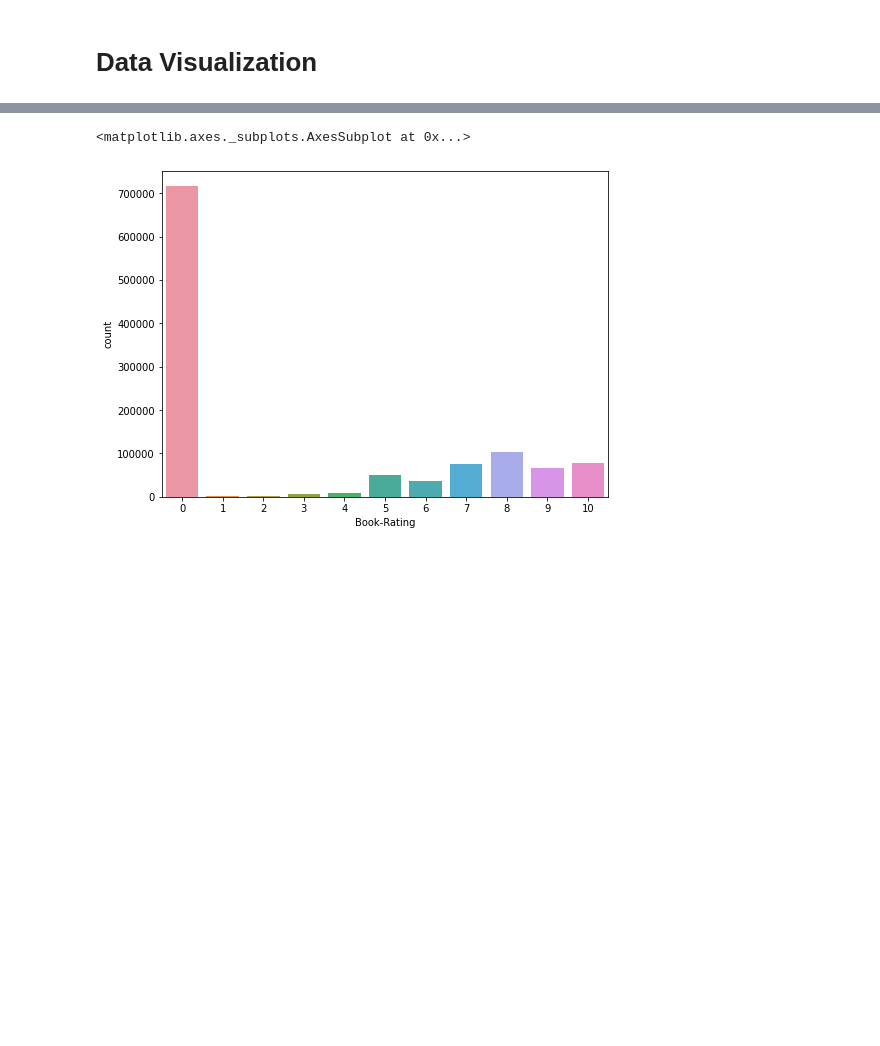
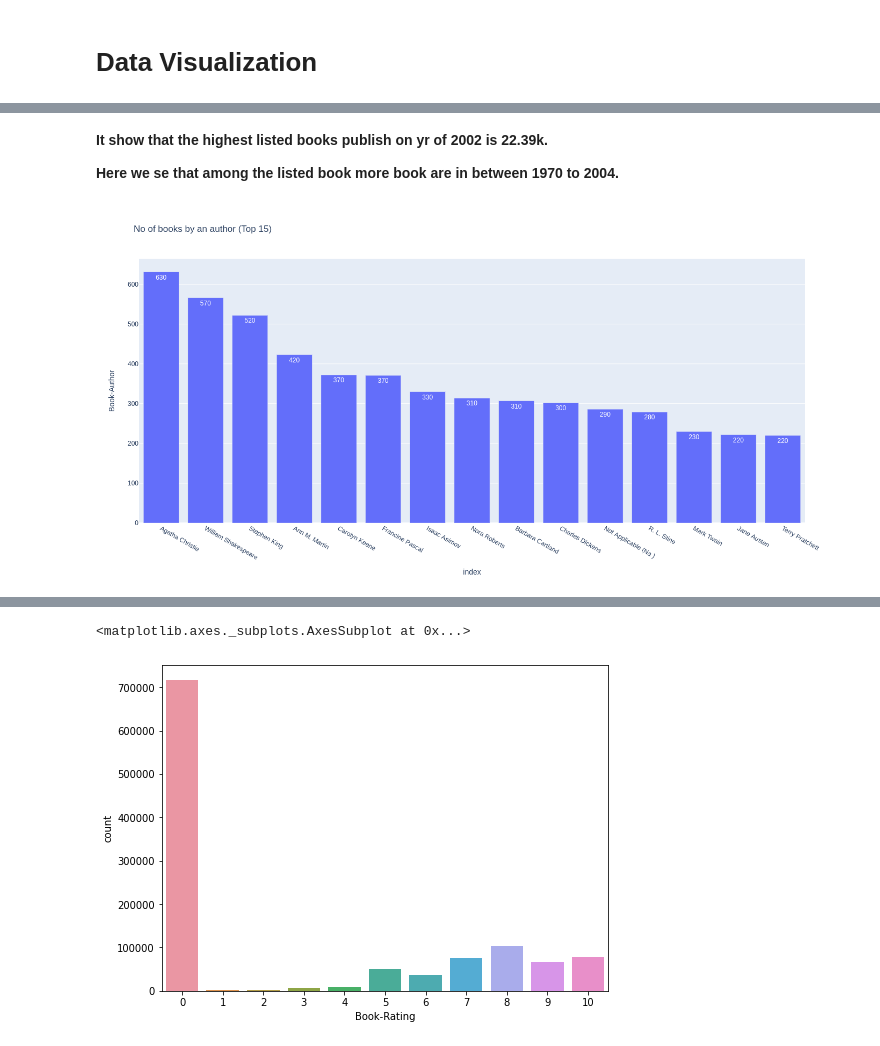
Before and after one commit to satyam-jyoti-sankar/Books_recommend_system, a Jupyter notebook: Books_recommend_system_.ipynb, the cells around one changed output, grey strips where cells are left out. Drawn from its saved outputs; the diff is of its cells as text; code cells hidden in the pictures; blank space fills up the shorter version.

```diff
--- a/Books_recommend_system_.ipynb
+++ b/Books_recommend_system_.ipynb
@@ -659,0 +675,13 @@ Text(0.5, 1.0, 'No of books published by a publisher (Top 15)')
+# %% [markdown]
+**It show that the highest listed books publish on yr of 2002 is 22.39k.**
+
+**Here we se that among the listed book more book are in between 1970 to 2004.**
+# %%
+x=pd.DataFrame(books['Book-Author'].value_counts()[:15])
+x
+fig = px.bar(x, y='Book-Author', x=x.index, text_auto='.2s',
+            title="No of books by an author (Top 15)")
+# fig.show()
+fig.show(renderer="png",width=1400, height=700)
+# %% [output]
+[figure, added]
```
Also changed, not shown: parts of 18 cells of this notebook.
